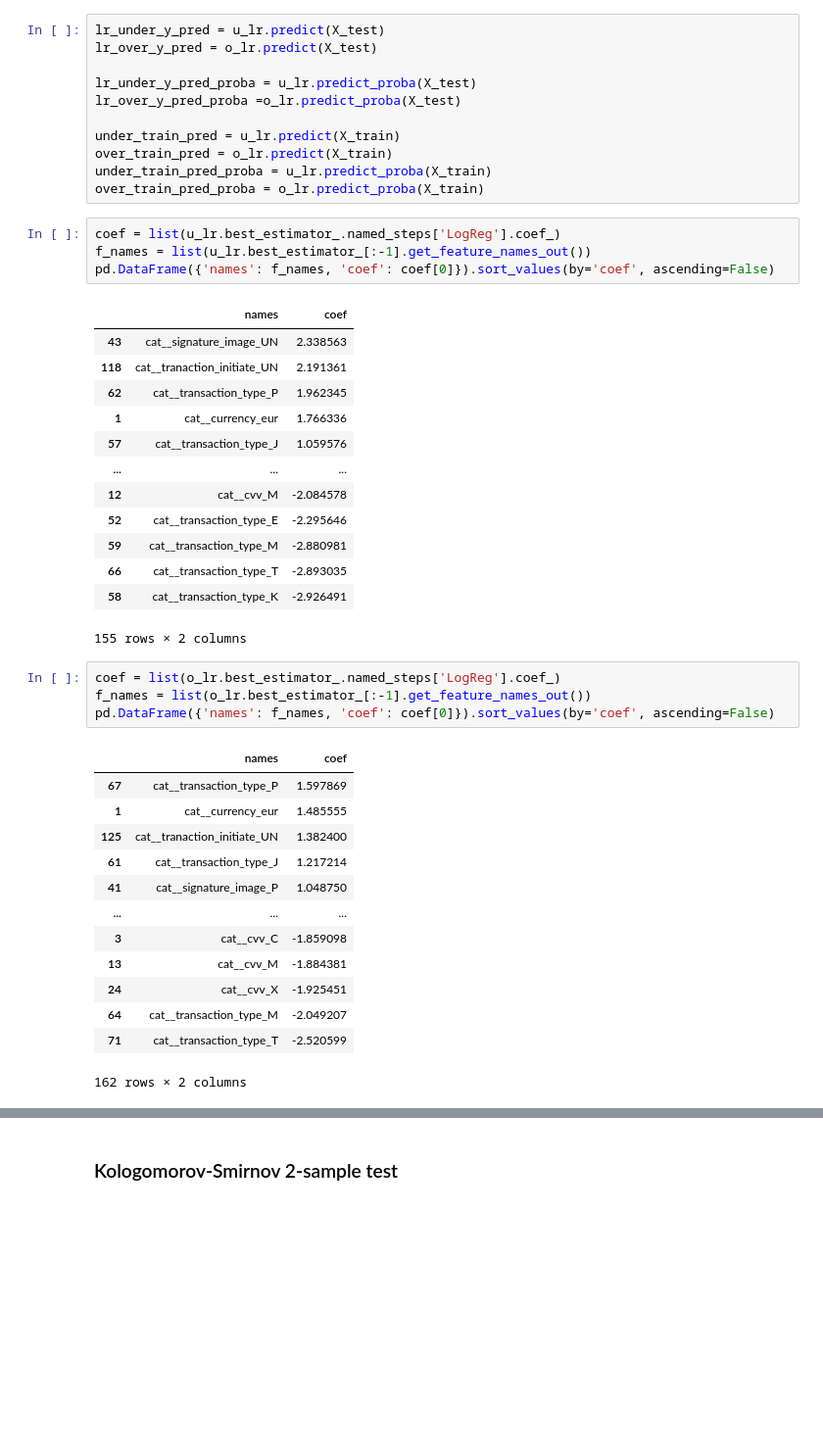
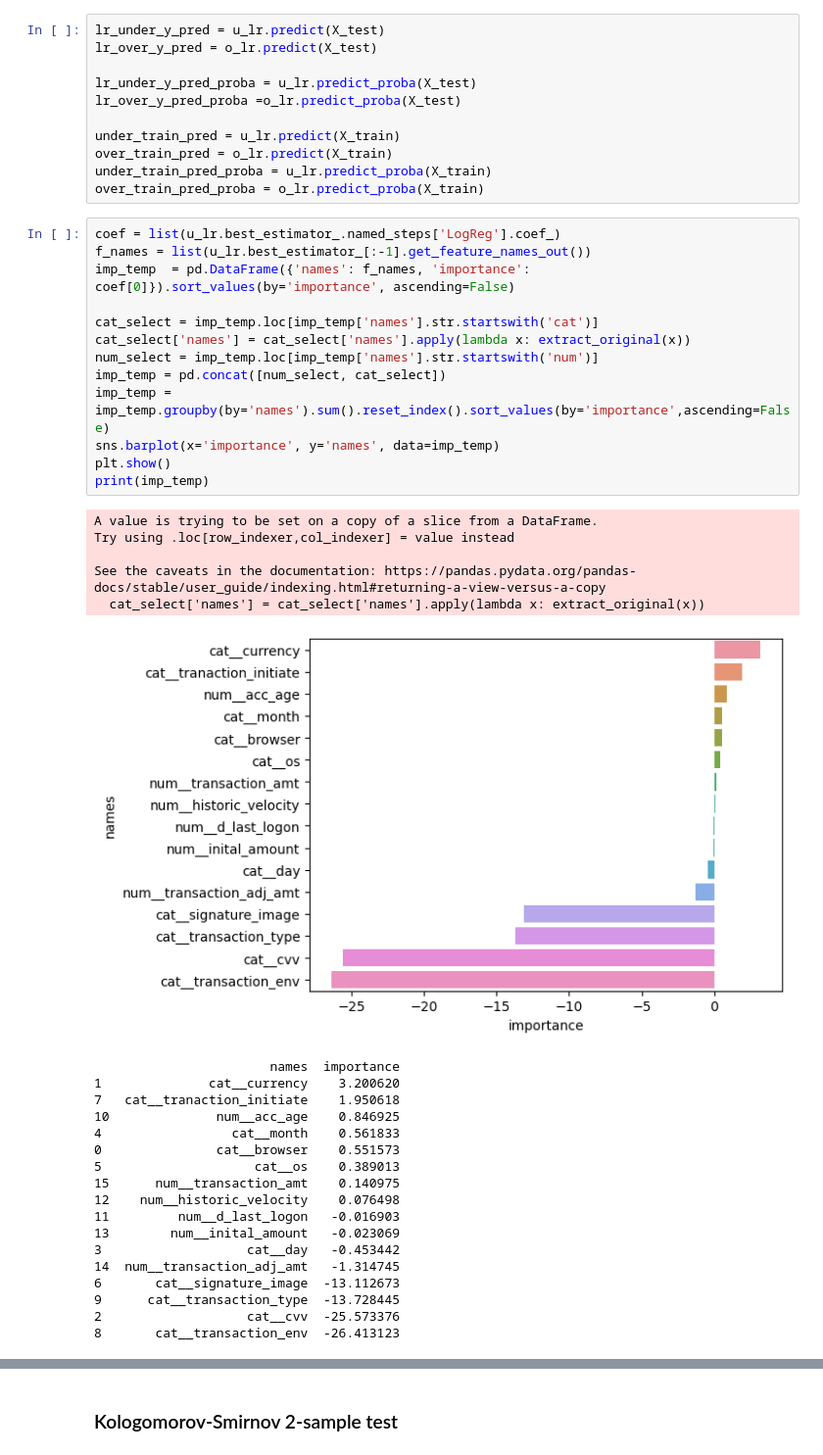
Before and after one commit to JakubKozlowski1/data_mining, a Jupyter notebook: evaluation.ipynb, the cells around one changed output, grey strips where cells are left out. Shown at 98% size. Drawn from its saved outputs; the diff is of its cells as text; blank space fills up the shorter version.

Commit message:
feature importance

```diff
--- a/evaluation.ipynb
+++ b/evaluation.ipynb
@@ -65,39 +71,40 @@ under_train_pred = u_lr.predict(X_train)
 over_train_pred = o_lr.predict(X_train)
 under_train_pred_proba = u_lr.predict_proba(X_train)
 over_train_pred_proba = o_lr.predict_proba(X_train)
-# %%
-coef = list(u_lr.best_estimator_.named_steps['LogReg'].coef_)
-f_names = list(u_lr.best_estimator_[:-1].get_feature_names_out())
-pd.DataFrame({'names': f_names, 'coef': coef[0]}).sort_values(by='coef', ascending=False)
-# %% [output]
-|  | names | coef |
-| 43 | cat__signature_image_UN | 2.338563 |
-| 118 | cat__tranaction_initiate_UN | 2.191361 |
-| 62 | cat__transaction_type_P | 1.962345 |
-| 1 | cat__currency_eur | 1.766336 |
-| 57 | cat__transaction_type_J | 1.059576 |
-| ... | ... | ... |
-| 12 | cat__cvv_M | -2.084578 |
-| 52 | cat__transaction_type_E | -2.295646 |
-| 59 | cat__transaction_type_M | -2.880981 |
-| 66 | cat__transaction_type_T | -2.893035 |
-| 58 | cat__transaction_type_K | -2.926491 |
-155 rows × 2 columns
-# %%
-coef = list(o_lr.best_estimator_.named_steps['LogReg'].coef_)
-f_names = list(o_lr.best_estimator_[:-1].get_feature_names_out())
-pd.DataFrame({'names': f_names, 'coef': coef[0]}).sort_values(by='coef', ascending=False)
-# %% [output]
-|  | names | coef |
-| 67 | cat__transaction_type_P | 1.597869 |
-| 1 | cat__currency_eur | 1.485555 |
-| 125 | cat__tranaction_initiate_UN | 1.382400 |
-| 61 | cat__transaction_type_J | 1.217214 |
-| 41 | cat__signature_image_P | 1.048750 |
-| ... | ... | ... |
-| 3 | cat__cvv_C | -1.859098 |
-| 13 | cat__cvv_M | -1.884381 |
-| 24 | cat__cvv_X | -1.925451 |
-| 64 | cat__transaction_type_M | -2.049207 |
-| 71 | cat__transaction_type_T | -2.520599 |
-162 rows × 2 columns
+# %%
+coef = list(u_lr.best_estimator_.named_steps['LogReg'].coef_)
+f_names = list(u_lr.best_estimator_[:-1].get_feature_names_out())
+imp_temp  = pd.DataFrame({'names': f_names, 'importance': coef[0]}).sort_values(by='importance', ascending=False)
+
+cat_select = imp_temp.loc[imp_temp['names'].str.startswith('cat')]
+cat_select['names'] = cat_select['names'].apply(lambda x: extract_original(x))
+num_select = imp_temp.loc[imp_temp['names'].str.startswith('num')]
+imp_temp = pd.concat([num_select, cat_select])
+imp_temp = imp_temp.groupby(by='names').sum().reset_index().sort_values(by='importance',ascending=False)
+sns.barplot(x='importance', y='names', data=imp_temp)
+plt.show()
+print(imp_temp)
+# %% [output]
+A value is trying to be set on a copy of a slice from a DataFrame.
+Try using .loc[row_indexer,col_indexer] = value instead
+
+See the caveats in the documentation: https://pandas.pydata.org/pandas-docs/stable/user_guide/indexing.html#returning-a-view-versus-a-copy
+  cat_select['names'] = cat_select['names'].apply(lambda x: extract_original(x))
+[figure, added]
+                       names  importance
+1              cat__currency    3.200620
+7   cat__tranaction_initiate    1.950618
+10              num__acc_age    0.846925
+4                 cat__month    0.561833
+0               cat__browser    0.551573
+5                    cat__os    0.389013
+15      num__transaction_amt    0.140975
+12    num__historic_velocity    0.076498
+11         num__d_last_logon   -0.016903
+13        num__inital_amount   -0.023069
+3                   cat__day   -0.453442
+14  num__transaction_adj_amt   -1.314745
+6       cat__signature_image  -13.112673
+9      cat__transaction_type  -13.728445
+2                   cat__cvv  -25.573376
+8       cat__transaction_env  -26.413123
```
Also changed, not shown: parts of 11 cells of this notebook, 5 other files.
